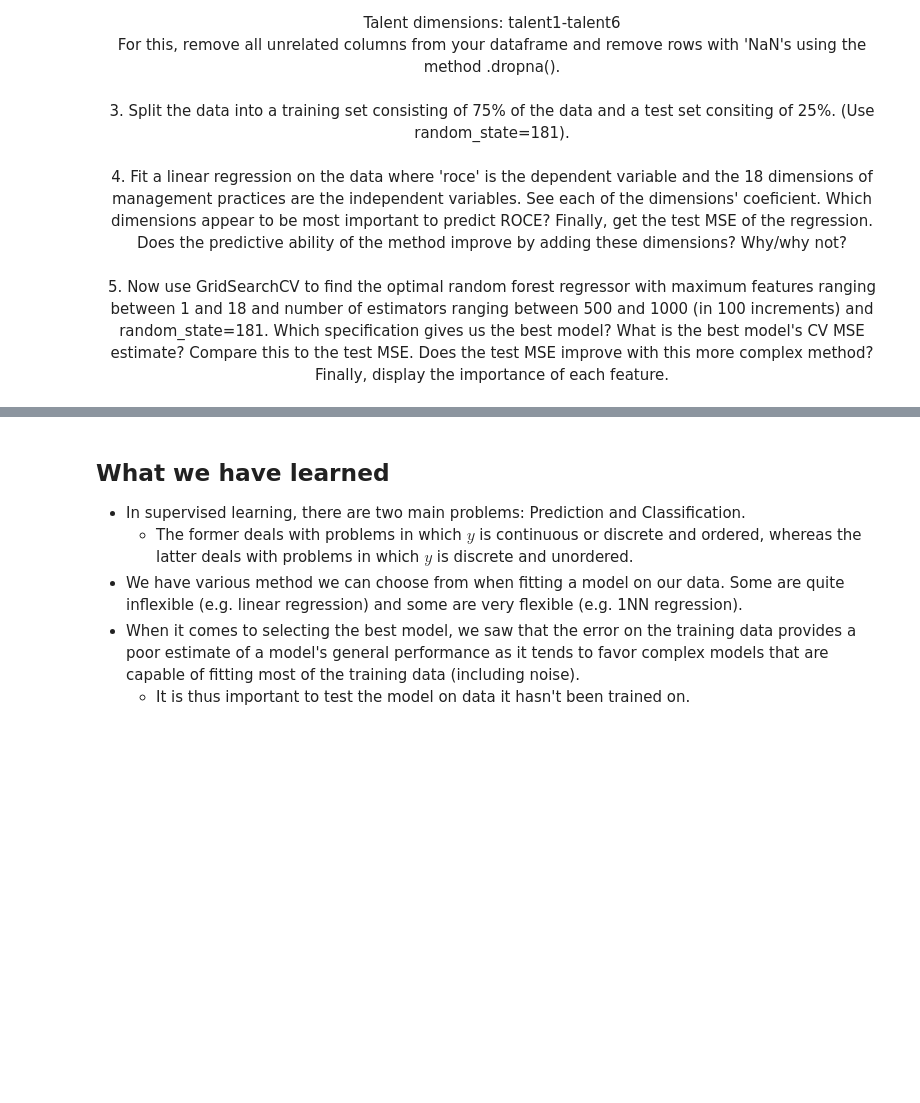
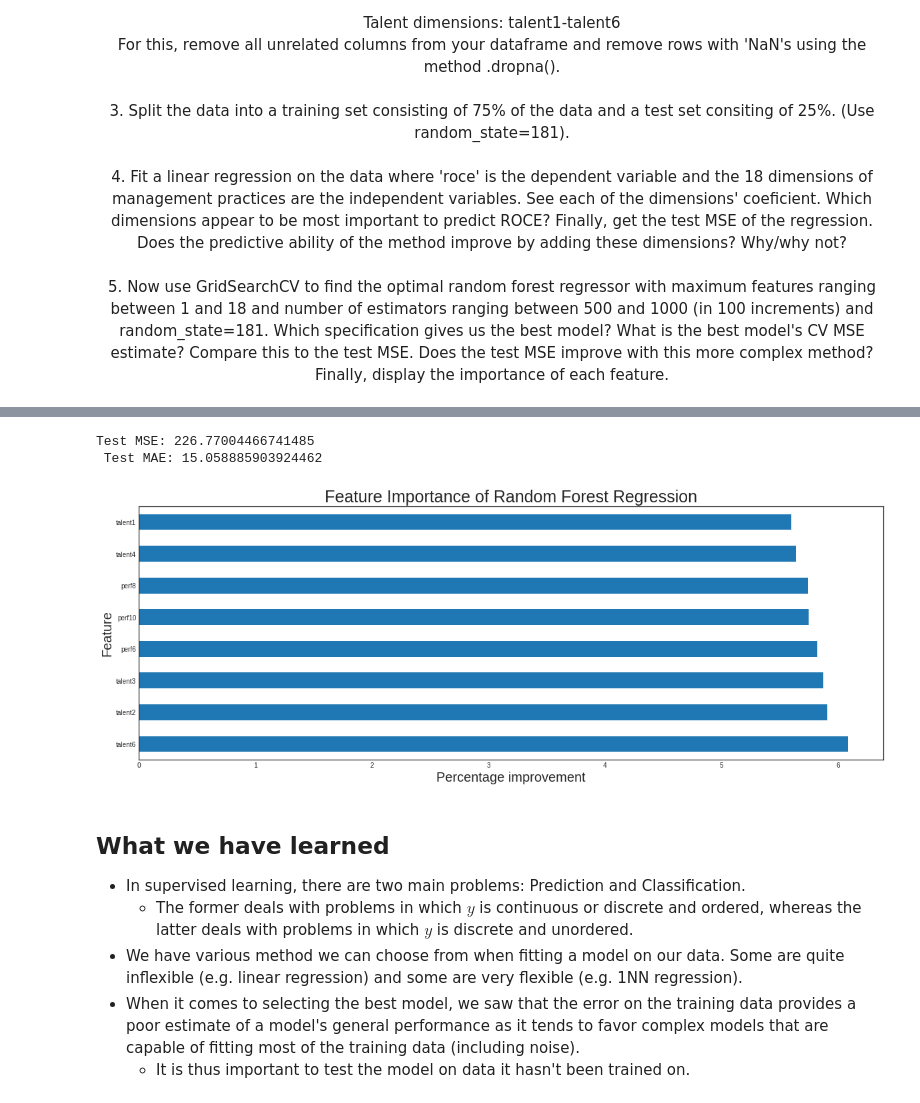
Before and after one commit to armoutihansen/EEMP2019, a Jupyter notebook: content/part-5/sl2.ipynb, the cells around one changed output, grey strips where cells are left out. Saved outputs shown, nothing was run; the diff lists cells and outputs as text; code cells hidden in the pictures; blank space fills up the shorter version.

```diff
--- a/content/part-5/sl2.ipynb
+++ b/content/part-5/sl2.ipynb
@@ -1717,3 +1801,29 @@ For this, remove all unrelated columns from your dataframe and remove rows with
+# %%
+# Solution 5
+from sklearn.model_selection import GridSearchCV
+from sklearn.ensemble import RandomForestRegressor
+
+param_grid = {'n_estimators': np.arange(500,1001,100),
+              'max_features': np.arange(1,19),}
+ran_grid = GridSearchCV(RandomForestRegressor(random_state=181, n_jobs=-1),
+                        param_grid, cv=5, scoring='neg_mean_squared_error')
+
+ran_grid.fit(train_X, train_y)
+
+y_pred = ran_grid.predict(test_X)
+
+print('Test MSE:', MSE(test_y,y_pred), '\n Test MAE:',  np.sqrt(MSE(test_y,y_pred)))
+
+plt.figure(figsize=(20,7))
+(pd.Series(ran_grid.best_estimator_.feature_importances_*100, index=train_X.columns).nlargest(8).plot(kind='barh'))
+plt.xlabel('Percentage improvement')
+plt.ylabel('Feature')
+plt.title('Feature Importance of Random Forest Regression')
+plt.show;
+# %% [output]
+Test MSE: 226.77004466741485
+ Test MAE: 15.058885903924462
+[figure, added]
 # %% [markdown]
 ## What we have learned
 - In supervised learning, there are two main problems: Prediction and Classification.
```
Also changed, not shown: parts of 4 cells of this notebook.
